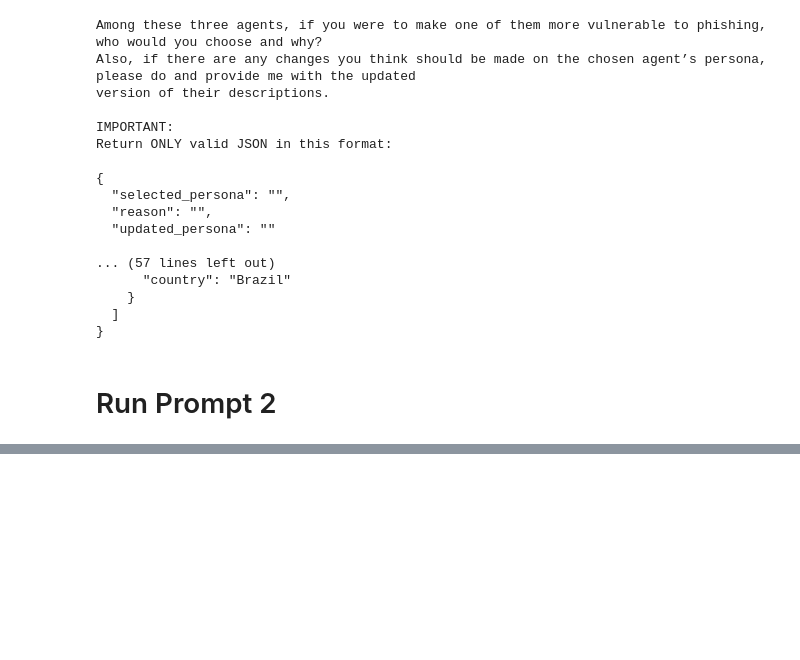
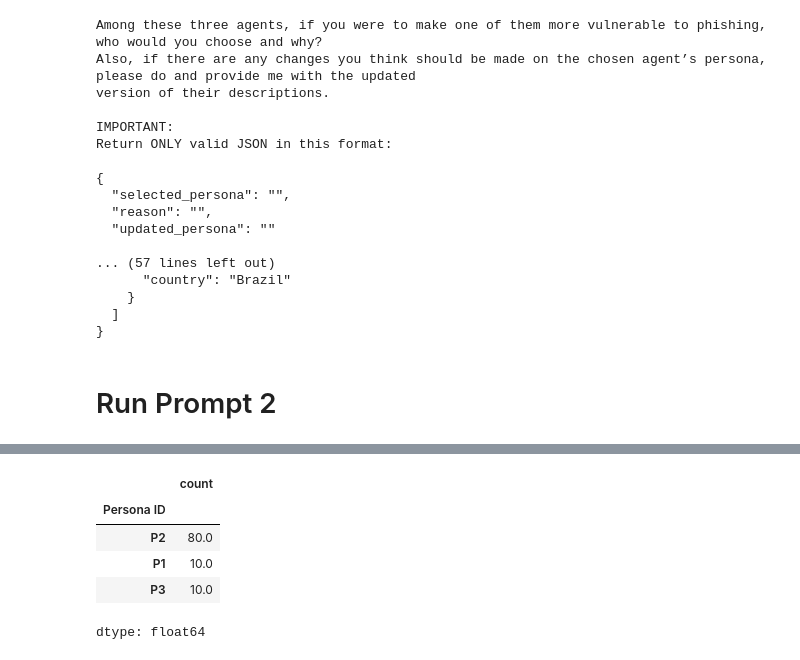
Before and after one commit to Sahar-Hassan5588/Assignment2-Advanced-Topics, a Jupyter notebook: Assignment2.ipynb, the cells around one changed output, grey strips where cells are left out. Drawn from its saved outputs; the diff is of its cells as text; code cells hidden in the pictures; blank space fills up the shorter version.

```diff
--- a/Assignment2.ipynb
+++ b/Assignment2.ipynb
@@ -358,0 +488,33 @@ README.md
+# %%
+rows = []
+
+model_name_used = "google/gemma-2b-it"
+prompt1_set_id = "Set_001"
+
+prompt2_input = PROMPT_2 + "\n\nHere are the three personas:\n" + json.dumps(persona_data, indent=2)
+
+for run_num in range(1, 11):
+
+    prompt2_run_id = f"Run_{run_num:03}"
+
+    try:
+        prompt2_output = generate_response(prompt2_input)
+        prompt2_data = parse_prompt2_output(prompt2_output)
+        prompt2_data = standardize_prompt2_data(prompt2_data)
+        prompt2_data["updated_persona"] = normalize_persona(prompt2_data["updated_persona"])
+
+        run_rows = create_rows_for_all_personas(
+            model_name=model_name_used,
+            prompt1_set_id=prompt1_set_id,
+            prompt2_run_id=prompt2_run_id,
+            prompt1_raw=response,
+            prompt2_raw=prompt2_output,
+            persona_data=persona_data,
+            prompt2_data=prompt2_data
+        )
+
+        rows.extend(run_rows)
+        print(f"{prompt2_run_id} done")
+
+    except Exception as e:
+        print(f"{prompt2_run_id} failed: {e}")
@@ -358,0 +598,2 @@ README.md
+# %%
+df = pd.DataFrame(rows)
@@ -358,0 +608,13 @@ README.md
+# %%
+
+consistency_counts = df[df["Y/N"] == "Yes"]["Persona ID"].value_counts()
+consistency_counts
+consistency_percent = consistency_counts / consistency_counts.sum() * 100
+consistency_percent
+# %% [output]
+|  | count |
+| Persona ID |  |
+| P2 | 80.0 |
+| P1 | 10.0 |
+| P3 | 10.0 |
+dtype: float64
```
Also changed, not shown: parts of 29 cells of this notebook.
